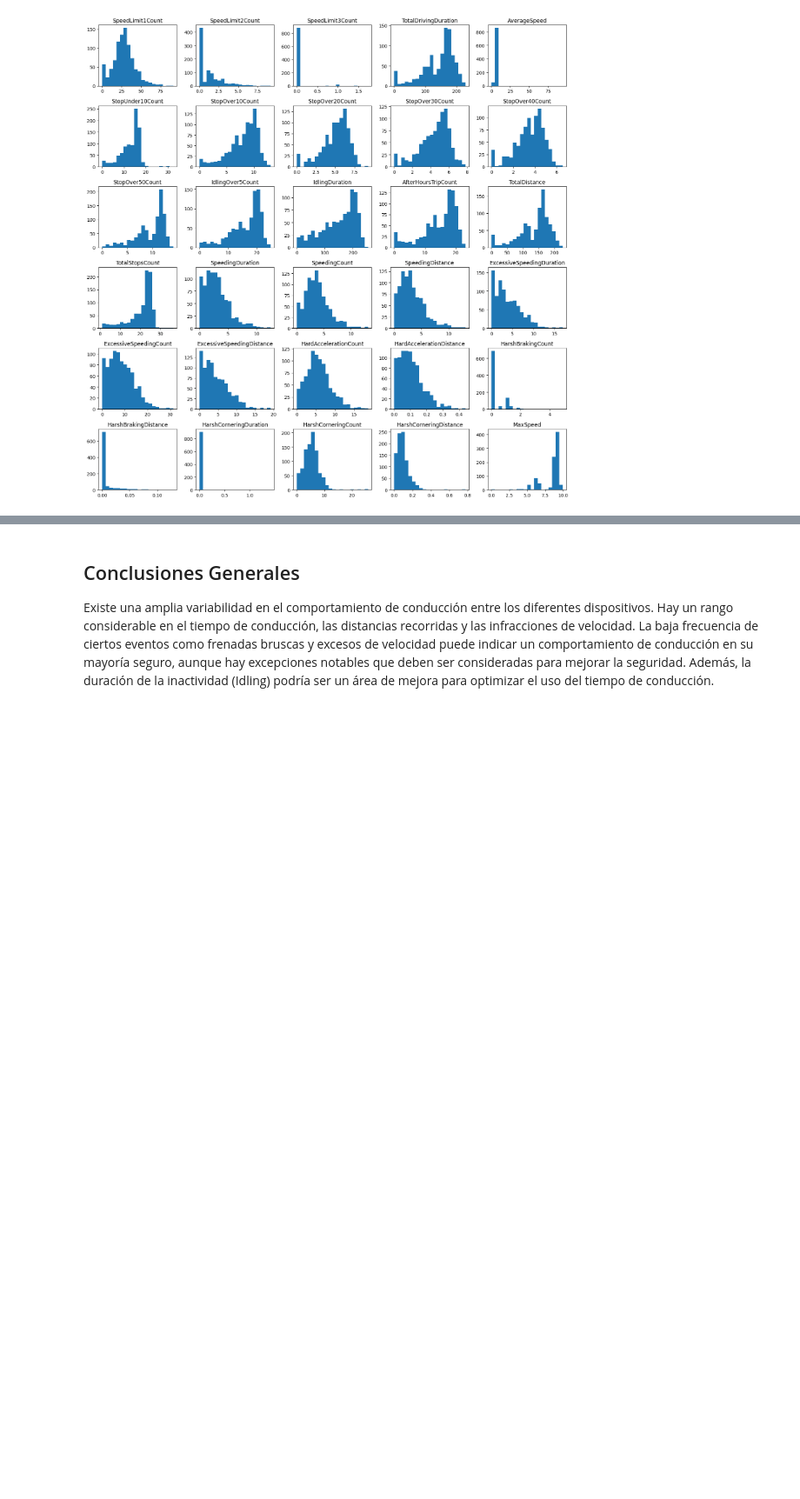
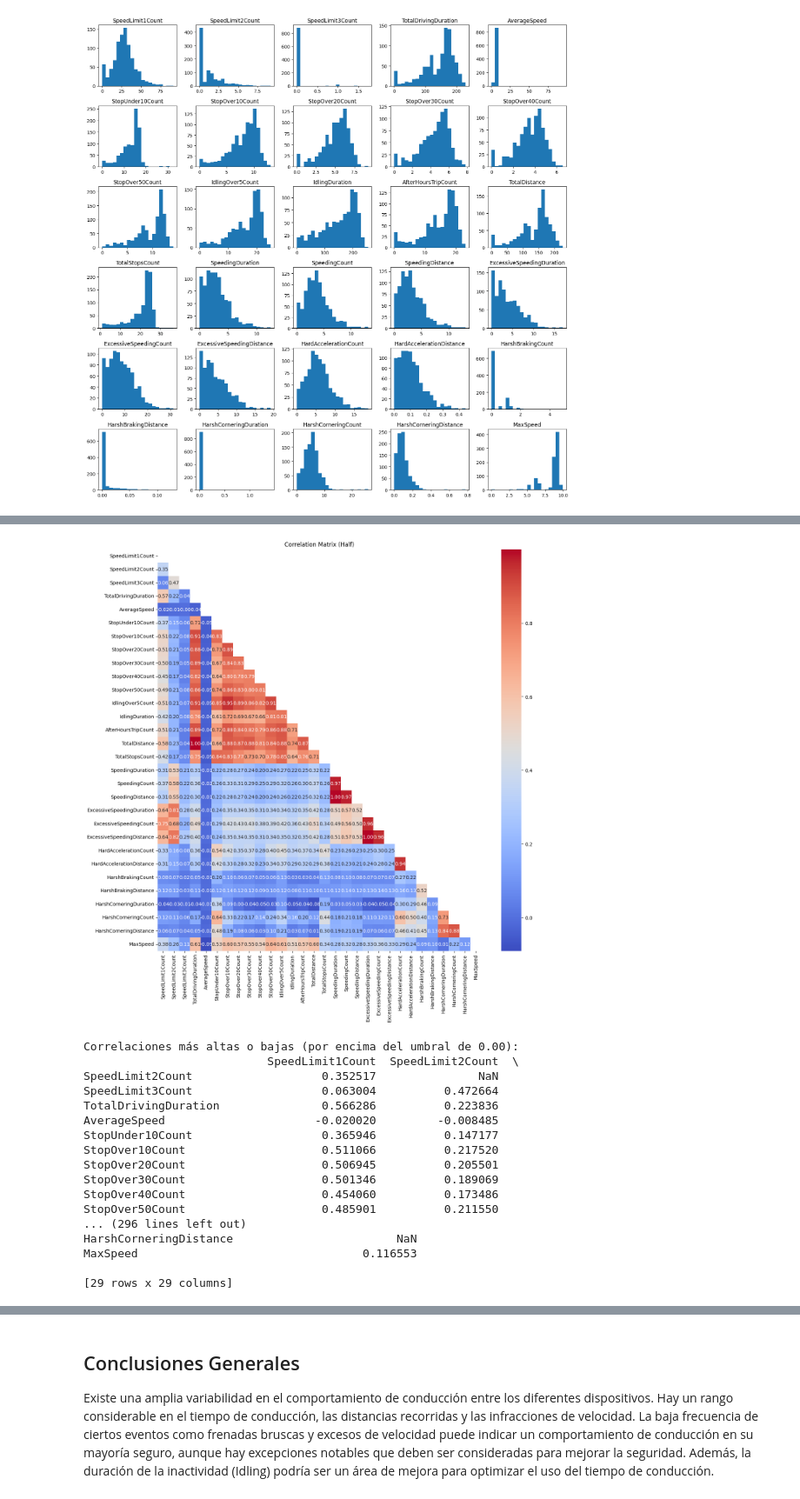
Before and after one commit to Nathalia-Prada/proyecto-integrador-equipo25, a Jupyter notebook: Avance1Equipo25/Avance1Equipo25.ipynb, the cells around one changed output, grey strips where cells are left out. Shown at 87% size. Cells and saved outputs as stored; diff of their text form; code cells hidden in the pictures; blank space fills up the shorter version.

```diff
--- a/Avance1Equipo25/Avance1Equipo25.ipynb
+++ b/Avance1Equipo25/Avance1Equipo25.ipynb
@@ -2039,3 +2051,24 @@ df_safety_summary_sqrt.describe(include='all').T
 | HarshCorneringCount | 910.0 | NaN | NaN | NaN | 5.30639 | 2.914744 | 0.0 | 3.48196 | 5.291503 | 6.78233 | 25.865034 |
 | HarshCorneringDistance | 910.0 | NaN | NaN | NaN | 0.096507 | 0.07457 | 0.0 | 0.051195 | 0.085964 | 0.123689 | 0.77737 |
 | MaxSpeed | 910.0 | NaN | NaN | NaN | 8.299373 | 1.485375 | 0.0 | 8.562815 | 8.883363 | 9.090785 | 9.939719 |
+# %%
+mostrar_matriz_correlacion(df_safety_summary_clean, 15,15)
+# %% [output]
+[figure, added]
+Correlaciones más altas o bajas (por encima del umbral de 0.00):
+                           SpeedLimit1Count  SpeedLimit2Count  \
+SpeedLimit2Count                   0.352517               NaN
+SpeedLimit3Count                   0.063004          0.472664
+TotalDrivingDuration               0.566286          0.223836
+AverageSpeed                      -0.020020         -0.008485
+StopUnder10Count                   0.365946          0.147177
+StopOver10Count                    0.511066          0.217520
+StopOver20Count                    0.506945          0.205501
+StopOver30Count                    0.501346          0.189069
+StopOver40Count                    0.454060          0.173486
+StopOver50Count                    0.485901          0.211550
+... (296 lines left out)
+HarshCorneringDistance                        NaN
+MaxSpeed                                 0.116553
+
+[29 rows x 29 columns]
```
Also changed, not shown: parts of 7 cells of this notebook.
